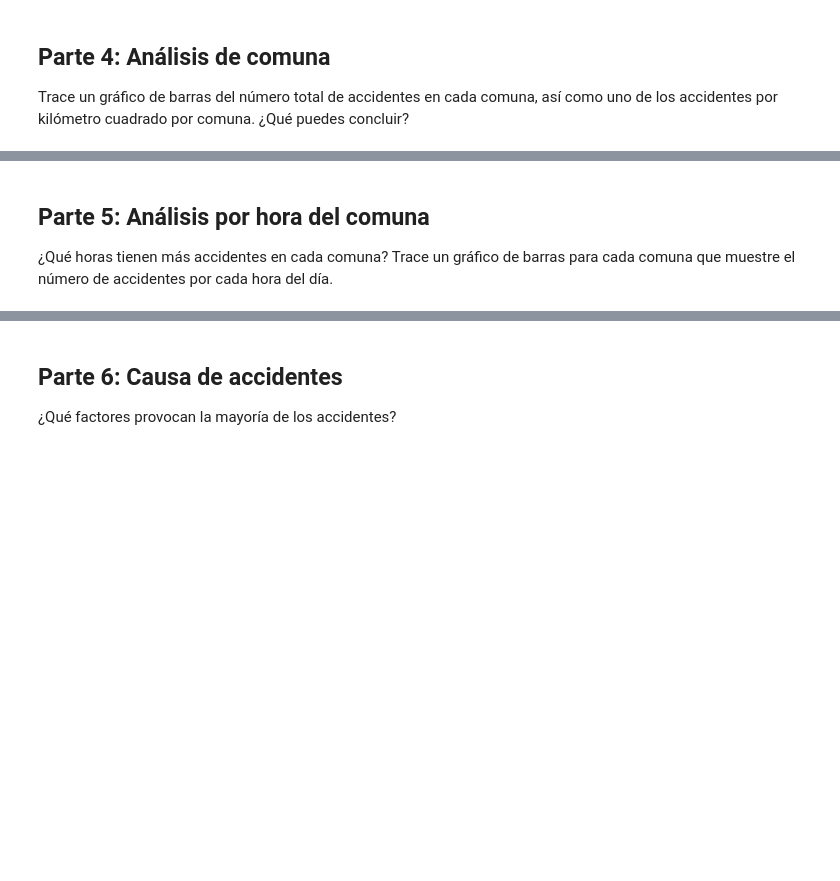
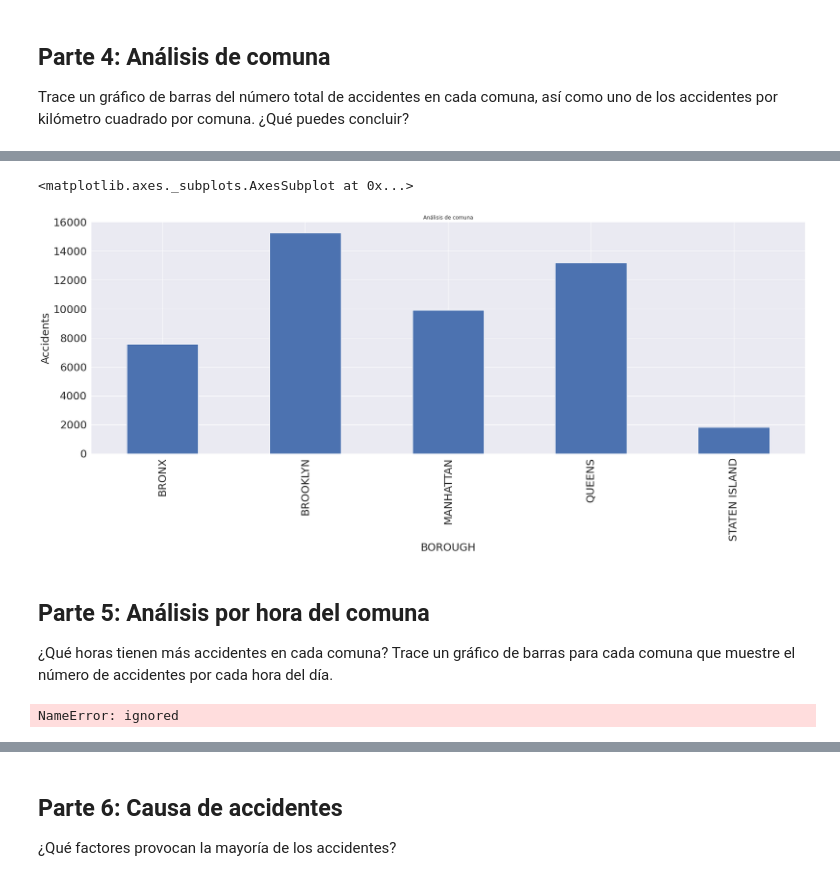
Before and after one commit to yuliethbernal03/MDigitales, a Jupyter notebook: Taller4Semana4.ipynb, the cells around one changed output, grey strips where cells are left out. Drawn from its saved outputs; the diff is of its cells as text; code cells hidden in the pictures; blank space fills up the shorter version.

```diff
--- a/Taller4Semana4.ipynb
+++ b/Taller4Semana4.ipynb
@@ -199,3 +228,14 @@ Trace un gráfico de barras del número total de accidentes en cada comuna, así
+# %%
+accidente_comuna=df.groupby(df['BOROUGH']).size()
+se=["Lunes","Martes","Miercoles","Jueves","Viernes"]
+sns.set(rc={'figure.figsize':(30,10)})
+plt.xticks(fontsize=15)
+plt.ylabel('Accidents',fontsize=25)
+plt.xlabel('BOROUGH',fontsize=25)
+accidente_comuna.plot.bar( title="Análisis de comuna", fontsize=25)
+# %% [output]
+<matplotlib.axes._subplots.AxesSubplot at 0x...>
+[figure, added]
 # %% [markdown]
 ## Parte 5: Análisis por hora del comuna
 
@@ -204,0 +250,5 @@ Trace un gráfico de barras del número total de accidentes en cada comuna, así
+# %%
+df3=df3.sort_values('TOTAL ACCIDENT',axis=0,ascending=False).iloc[0:10,:]
+dfbt3
+# %% [output]
+NameError: ignored
```
Also changed, not shown: parts of 9 cells of this notebook.
